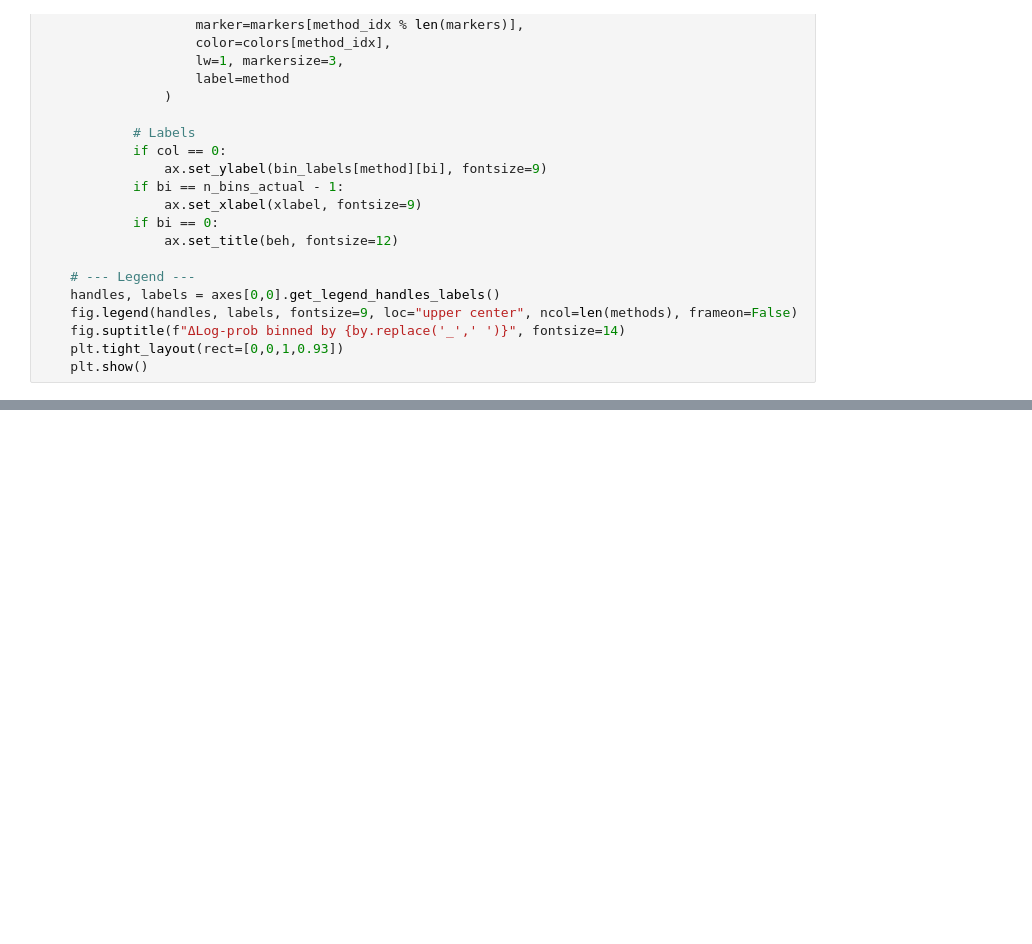
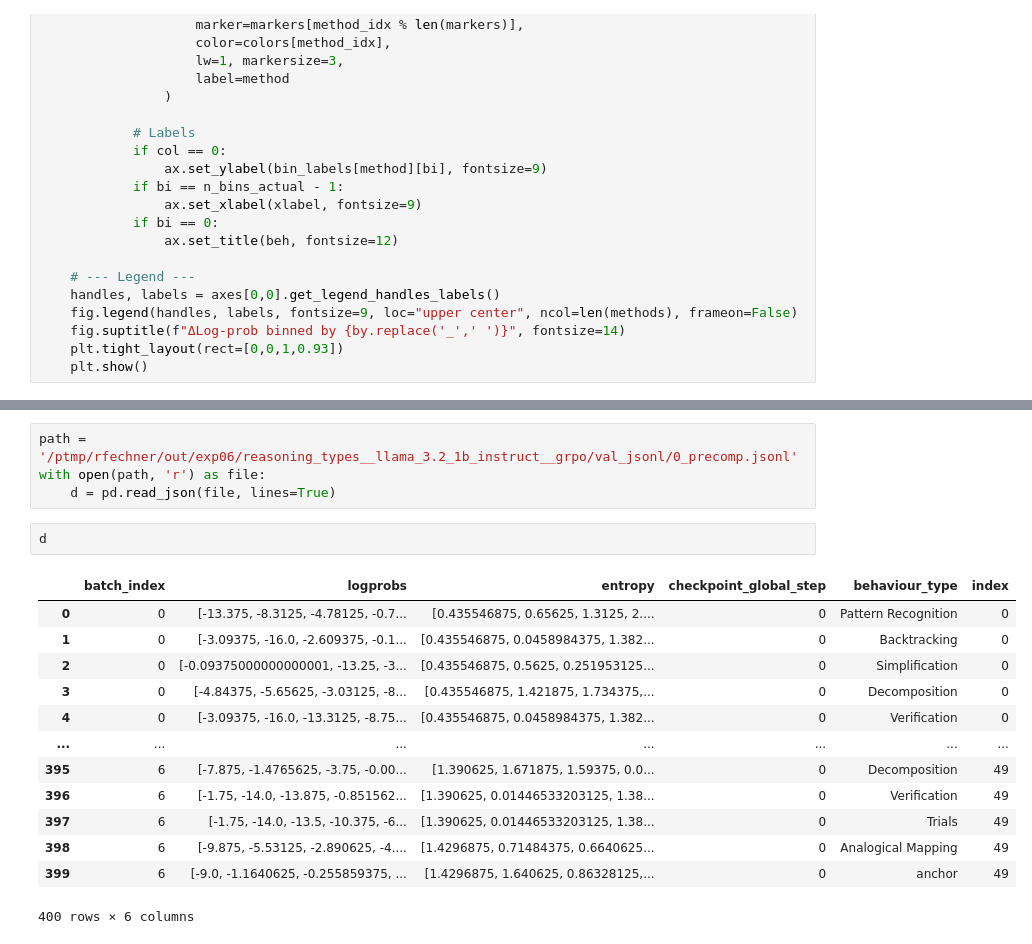
Before and after one commit to rfechner/verl, a Jupyter notebook: workspace/plots/exp03_exp06_vizualizations_delta_logprobs_bins.ipynb, the cells around one changed output, grey strips where cells are left out. Saved outputs shown, nothing was run; the diff lists cells and outputs as text; blank space fills up the shorter version.

```diff
--- a/workspace/plots/exp03_exp06_vizualizations_delta_logprobs_bins.ipynb
+++ b/workspace/plots/exp03_exp06_vizualizations_delta_logprobs_bins.ipynb
@@ -459,0 +486,20 @@ plot_bin(data, by='delta', n_bins=3)
+# %%
+path = '/ptmp/rfechner/out/exp06/reasoning_types__llama_3.2_1b_instruct__grpo/val_jsonl/0_precomp.jsonl'
+with open(path, 'r') as file:
+    d = pd.read_json(file, lines=True)
+# %%
+d
+# %% [output]
+|  | batch_index | logprobs | entropy | checkpoint_global_step | behaviour_type | index |
+| 0 | 0 | [-13.375, -8.3125, -4.78125, -0.7... | [0.435546875, 0.65625, 1.3125, 2.... | 0 | Pattern Recognition | 0 |
+| 1 | 0 | [-3.09375, -16.0, -2.609375, -0.1... | [0.435546875, 0.0458984375, 1.382... | 0 | Backtracking | 0 |
+| 2 | 0 | [-0.09375000000000001, -13.25, -3... | [0.435546875, 0.5625, 0.251953125... | 0 | Simplification | 0 |
+| 3 | 0 | [-4.84375, -5.65625, -3.03125, -8... | [0.435546875, 1.421875, 1.734375,... | 0 | Decomposition | 0 |
+| 4 | 0 | [-3.09375, -16.0, -13.3125, -8.75... | [0.435546875, 0.0458984375, 1.382... | 0 | Verification | 0 |
+| ... | ... | ... | ... | ... | ... | ... |
+| 395 | 6 | [-7.875, -1.4765625, -3.75, -0.00... | [1.390625, 1.671875, 1.59375, 0.0... | 0 | Decomposition | 49 |
+| 396 | 6 | [-1.75, -14.0, -13.875, -0.851562... | [1.390625, 0.01446533203125, 1.38... | 0 | Verification | 49 |
+| 397 | 6 | [-1.75, -14.0, -13.5, -10.375, -6... | [1.390625, 0.01446533203125, 1.38... | 0 | Trials | 49 |
+| 398 | 6 | [-9.875, -5.53125, -2.890625, -4.... | [1.4296875, 0.71484375, 0.6640625... | 0 | Analogical Mapping | 49 |
+| 399 | 6 | [-9.0, -1.1640625, -0.255859375, ... | [1.4296875, 1.640625, 0.86328125,... | 0 | anchor | 49 |
+400 rows × 6 columns
```
Also changed, not shown: parts of 21 cells of this notebook, 20 other files.
